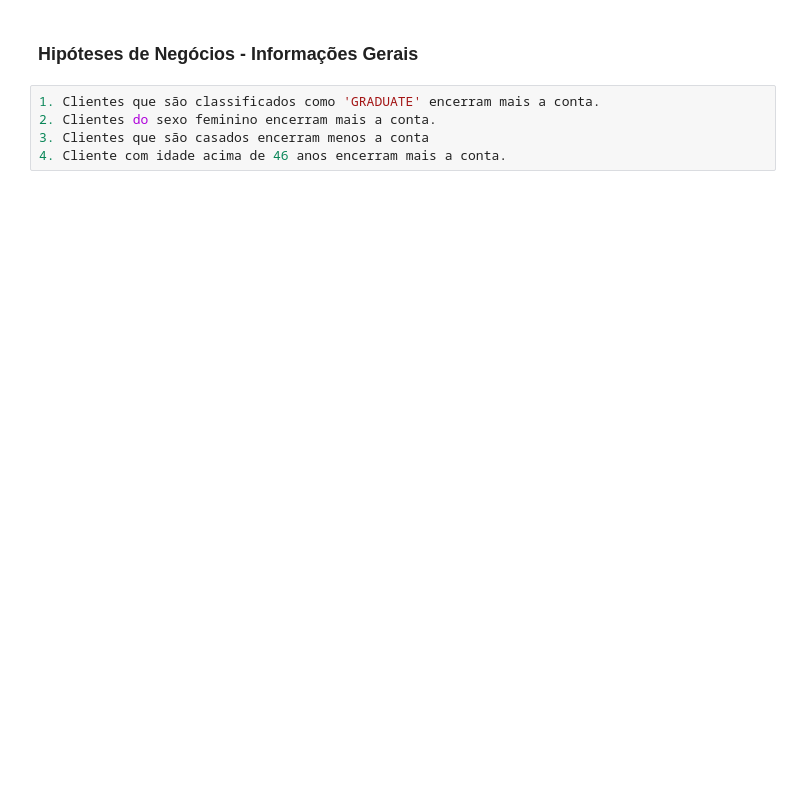
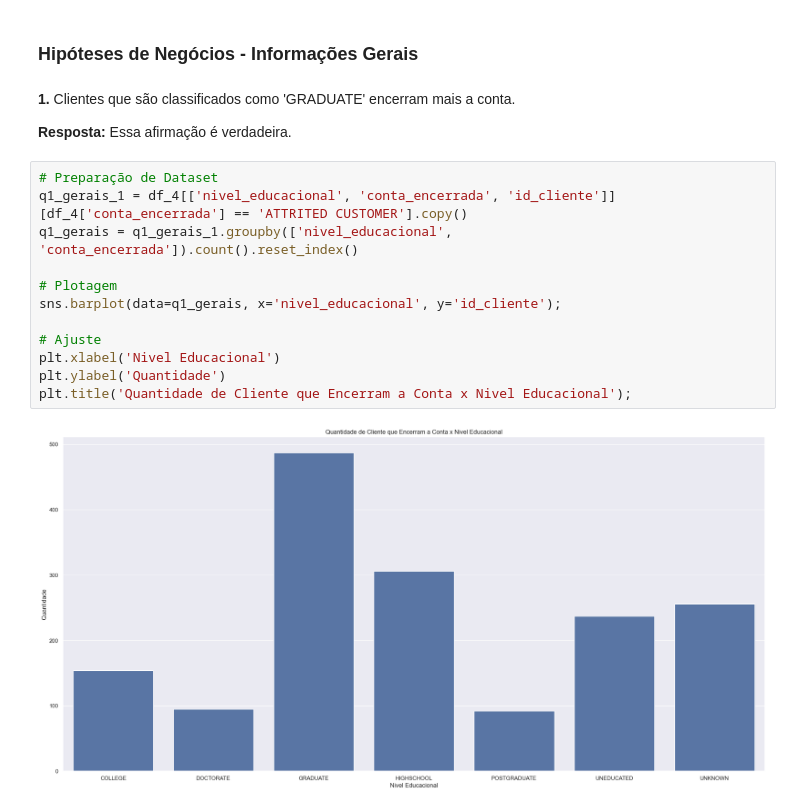
Before and after one commit to jefferson-datascience/predicao_churn_banco, a Jupyter notebook: ciclo_01.ipynb, the cells around one changed output. Drawn from its saved outputs; the diff is of its cells as text; blank space fills up the shorter version.

```diff
--- a/ciclo_01.ipynb
+++ b/ciclo_01.ipynb
@@ -638,7 +710,20 @@ plt.title('Quantidade de Clientes que Encerram a Conta x Categoria de Renda');
 # %% [markdown]
 ### **Hipóteses de Negócios - Informações Gerais**
-# %%
-1. Clientes que são classificados como 'GRADUATE' encerram mais a conta.
-2. Clientes do sexo feminino encerram mais a conta.
-3. Clientes que são casados encerram menos a conta
-4. Cliente com idade acima de 46 anos encerram mais a conta.
+# %% [markdown]
+**1.** Clientes que são classificados como 'GRADUATE' encerram mais a conta.
+
+**Resposta:** Essa afirmação é verdadeira.
+# %%
+# Preparação de Dataset
+q1_gerais_1 = df_4[['nivel_educacional', 'conta_encerrada', 'id_cliente']][df_4['conta_encerrada'] == 'ATTRITED CUSTOMER'].copy()
+q1_gerais = q1_gerais_1.groupby(['nivel_educacional', 'conta_encerrada']).count().reset_index()
+
+# Plotagem
+sns.barplot(data=q1_gerais, x='nivel_educacional', y='id_cliente');
+
+# Ajuste
+plt.xlabel('Nivel Educacional')
+plt.ylabel('Quantidade')
+plt.title('Quantidade de Cliente que Encerram a Conta x Nivel Educacional');
+# %% [output]
+[figure, added]
```
Also changed, not shown: parts of 31 cells of this notebook, 1 other file.
